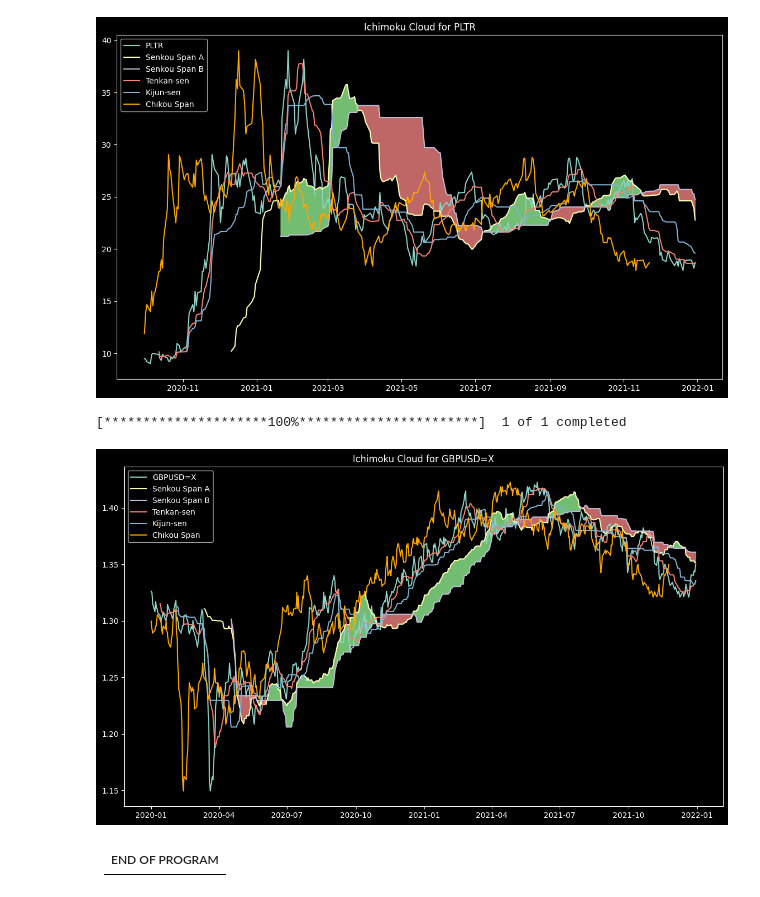
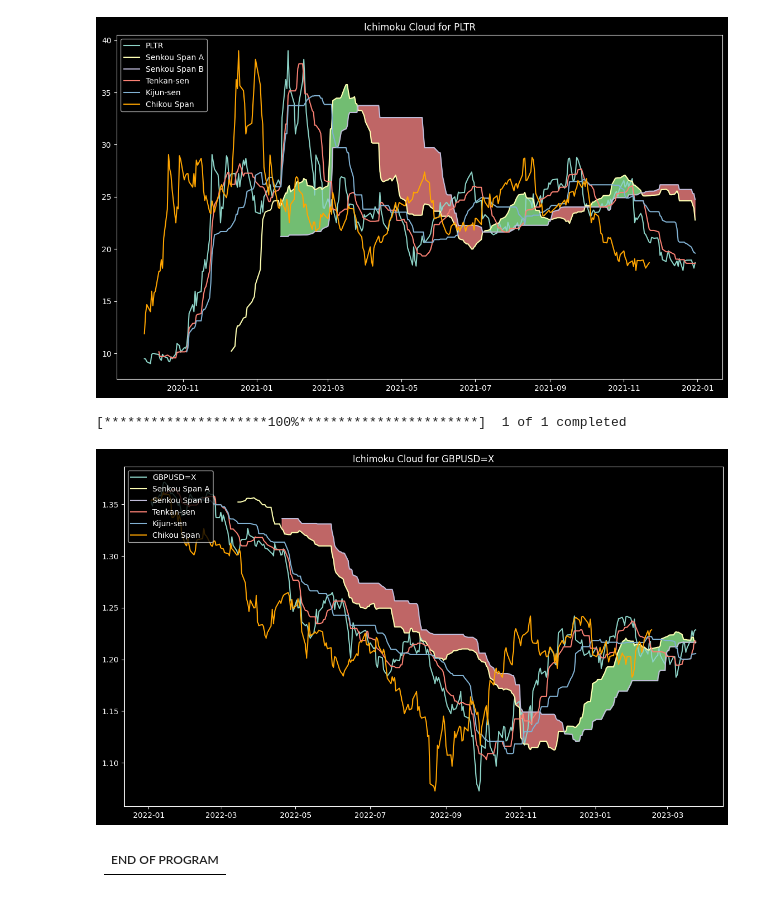
Before and after one commit to sudz4/trading, a Jupyter notebook: ichimoku_cloud.ipynb, the cells around one changed output. Saved outputs shown, nothing was run; the diff lists cells and outputs as text; code cells hidden in the pictures.

```diff
--- a/ichimoku_cloud.ipynb
+++ b/ichimoku_cloud.ipynb
@@ -80,36 +88,36 @@ def calculate_ichimoku(data):
     # Ichimoku Cloud calculation
     data['Tenkan-sen'] = (high_prices.rolling(window=9).max() + low_prices.rolling(window=9).min()) / 2
     data['Kijun-sen'] = (high_prices.rolling(window=26).max() + low_prices.rolling(window=26).min()) / 2
     data['Senkou Span A'] = ((data['Tenkan-sen'] + data['Kijun-sen']) / 2).shift(26)
     data['Senkou Span B'] = ((high_prices.rolling(window=52).max() + low_prices.rolling(window=52).min()) / 2).shift(26)
     data['Chikou Span'] = close_prices.shift(-26)
 
     return data
 
 def plot_ichimoku(data, ticker):
     plt.figure(figsize=(14, 8))
     plt.plot(data.index, data['Close'], label=ticker)
     plt.plot(data.index, data['Senkou Span A'], label='Senkou Span A')
     plt.plot(data.index, data['Senkou Span B'], label='Senkou Span B')
     plt.plot(data.index, data['Tenkan-sen'], label='Tenkan-sen')
     plt.plot(data.index, data['Kijun-sen'], label='Kijun-sen')
     plt.plot(data.index, data['Chikou Span'], label='Chikou Span', color='orange')
     plt.fill_between(data.index, data['Senkou Span A'], data['Senkou Span B'], where=data['Senkou Span A']>=data['Senkou Span B'], color='lightgreen', alpha=0.8)
     plt.fill_between(data.index, data['Senkou Span A'], data['Senkou Span B'], where=data['Senkou Span A']<data['Senkou Span B'], color='lightcoral', alpha=0.8)
     plt.legend(loc='upper left')
     plt.title('Ichimoku Cloud for ' + ticker)
     plt.show()
 
 if __name__ == '__main__':
     forex_pair = 'GBPUSD=X'
-    start_date = '2020-01-01'
-    end_date = '2021-12-31'
+    start_date = '2022-01-01'
+    end_date = '2023-04-01'
     forex_data = fetch_forex_data(forex_pair, start_date, end_date)
     ichimoku_data = calculate_ichimoku(forex_data)
     plot_ichimoku(ichimoku_data, forex_pair)
 # %% [output]
 [*********************100%***********************]  1 of 1 completed
-[figure, old version]
+[figure, new version]
 # %% [markdown]
 | END OF PROGRAM |
 |----------------|
```
Also changed, not shown: parts of 1 cell of this notebook.
